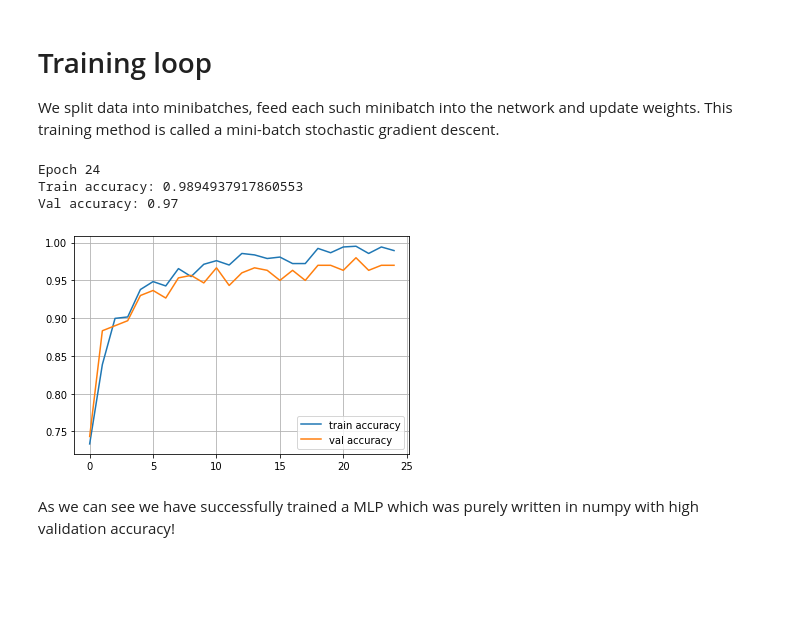
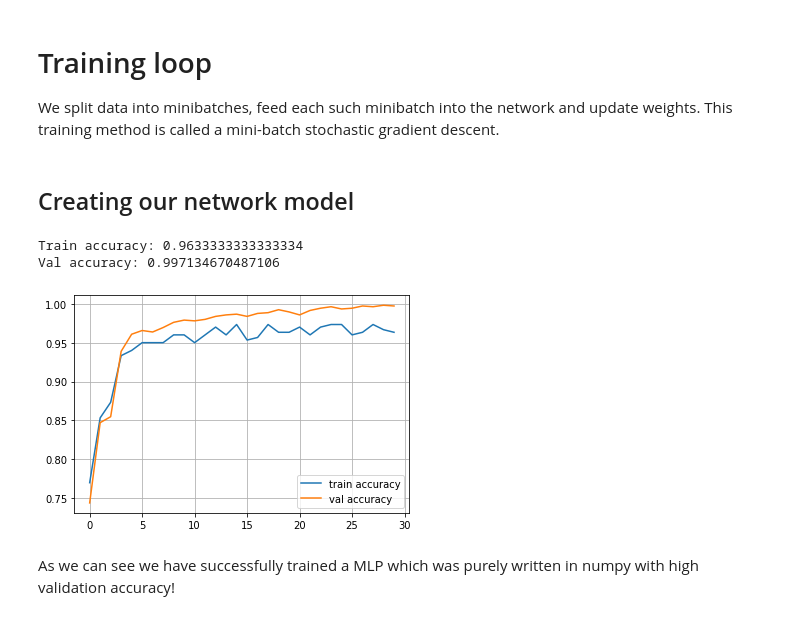
Before and after one commit to apssouza22/cnn-for-devs, a Jupyter notebook: b-vanilla-neural-network-from-scratch.ipynb, the cells around one changed output. Cells and saved outputs as stored; diff of their text form; code cells hidden in the pictures; blank space fills up the shorter version.

```diff
--- a/b-vanilla-neural-network-from-scratch.ipynb
+++ b/b-vanilla-neural-network-from-scratch.ipynb
@@ -190,24 +199,25 @@ $$f(X)= W \cdot X + \vec b $$
 Both W and b are initialized during layer creation and updated each time backward is called. Note that we are using **Xavier initialization** which is a trick to train our model to converge faster [read more](http://andyljones.tumblr.com/post/110998971763/an-explanation-of-xavier-initialization). Instead of initializing our weights with small numbers which are distributed randomly we initialize our weights with mean zero and variance of 2/(number of inputs + number of outputs)
 # %%
 class Linear(Layer):
-    def __init__(self, input_units, output_units, learning_rate=0.1):
+    def __init__(self, input_size, output_size, learning_rate=0.1):
         """
         A linear layer is a layer which performs a learned affine transformation:
         f(x) = <W*x> + b
         """
         self.learning_rate = learning_rate
         self.weights = np.random.normal(loc=0.0,
-                                        scale = np.sqrt(2/(input_units+output_units)),
-                                        size = (input_units,output_units))
-        self.biases = np.zeros(output_units)
+                                        scale = np.sqrt(2/(input_size+output_size)),
+                                        size = (input_size,output_size))
+        self.biases = np.zeros(output_size)
 
-    def forward(self, input):
+    def forward(self, img):
         """
         Perform forward activation: f(x) = <W*x> + b
 
-        input shape: [batch, input_units]
-        output shape: [batch, output units]
+        input shape: [batch, input_size]
+        output shape: [batch, output_size]
         """
+        input = img.reshape([img.shape[0], -1])
         return np.dot(input, self.weights) + self.biases
 
     def backward(self, input, grad_output):
@@ -310,7 +313,0 @@ We'll define network as a list of layers, each applied on top of previous one. I
-# %%
-network = []
-network.append(Linear(X_train.shape[1], 100))
-network.append(ReLU())
-network.append(Linear(100, 200))
-network.append(ReLU())
-network.append(Linear(200, 10))
@@ -388,3 +329,5 @@ def iterate_minibatches(inputs, targets, batchsize, shuffle=False):
         else:
             excerpt = slice(start_idx, start_idx + batchsize)
         yield inputs[excerpt], targets[excerpt]
+# %% [markdown]
+## Creating our network model
@@ -395,26 +419,18 @@ val_log = []
 # %%
-for epoch in range(25):
-
-    for x_batch,y_batch in iterate_minibatches(X_train,y_train,batchsize=32,shuffle=True):
-        train(network,x_batch,y_batch)
-
-    train_log.append(np.mean(predict(network,X_train)==y_train))
-    val_log.append(np.mean(predict(network,X_val)==y_val))
-
+epoch=30
+train_log, val_log = model.train(epoch, X_train, y_train, X_val, y_val)
 clear_output()
-print("Epoch",epoch)
 print("Train accuracy:", train_log[-1])
 print("Val accuracy:", val_log[-1])
 plt.plot(train_log, label='train accuracy')
 plt.plot(val_log, label='val accuracy')
 plt.legend(loc='best')
 plt.grid()
 plt.show()
 # %% [output]
-Epoch 24
-Train accuracy: 0.9894937917860553
-Val accuracy: 0.97
+Train accuracy: 0.9633333333333334
+Val accuracy: 0.997134670487106
-[figure, old version]
+[figure, new version]
 # %% [markdown]
 As we can see we have successfully trained a MLP which was purely written in numpy with high validation accuracy!
 # %% [markdown]
```
Also changed, not shown: parts of 9 cells of this notebook.
